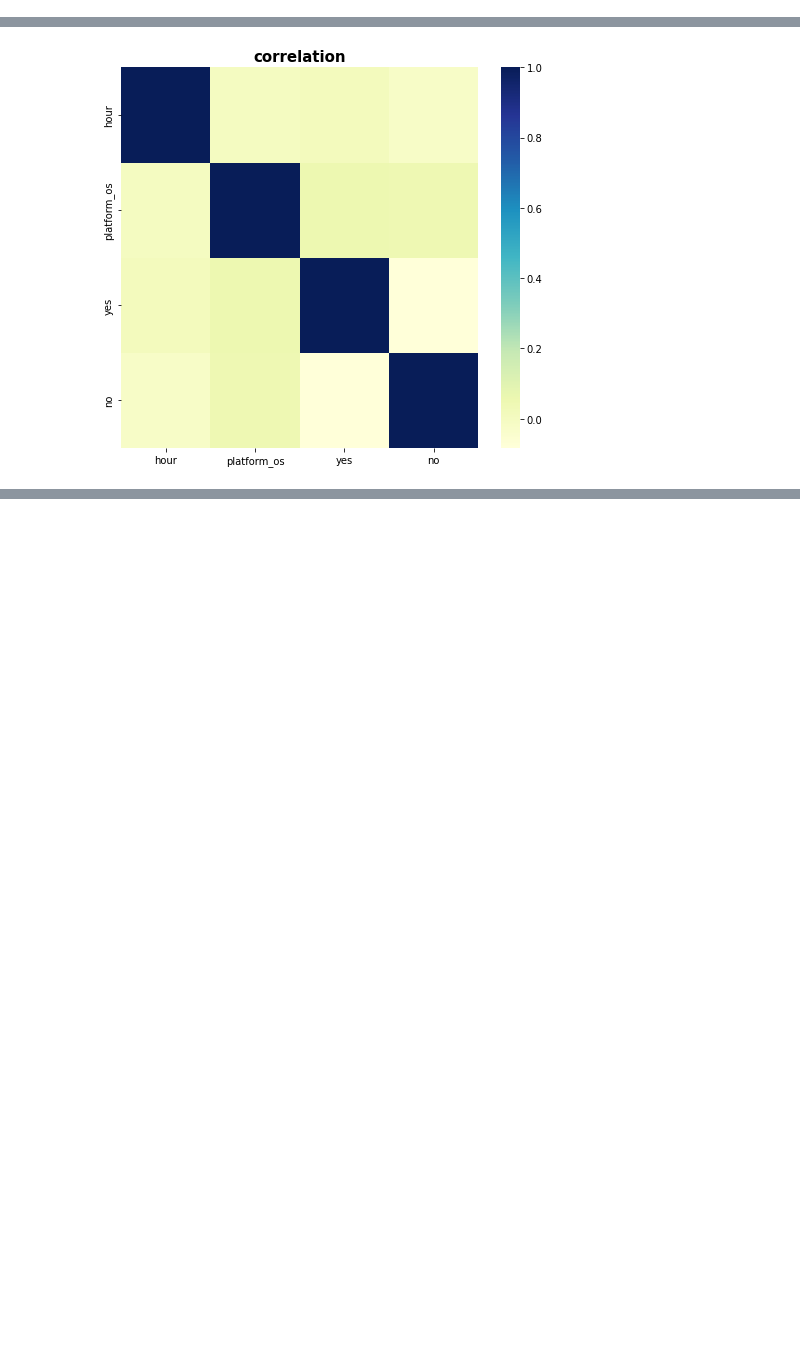
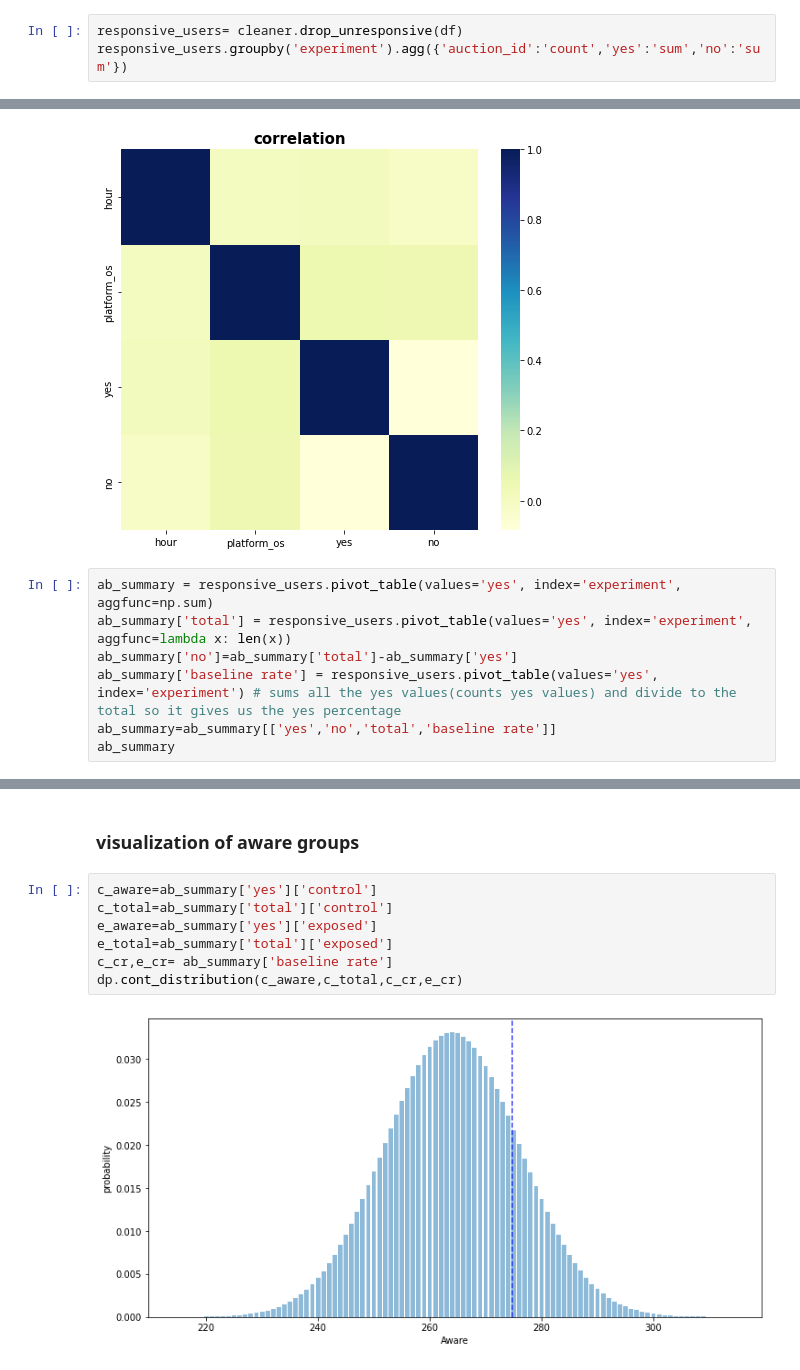
Before and after one commit to TenAcademy/A_B-Hypothesis-Testing, a Jupyter notebook: notebooks/classical_abtest.ipynb, the cells around one changed output, grey strips where cells are left out. Drawn from its saved outputs; the diff is of its cells as text; blank space fills up the shorter version.

Commit message:
visualize aware gropus

```diff
--- a/notebooks/classical_abtest.ipynb
+++ b/notebooks/classical_abtest.ipynb
@@ -30,3 +30,6 @@ df.head()
 | 4 | 001a7785-d3fe-4e11-a344-c8735acacc2c | control | 2020-07-03 | 15 | Generic Smartphone | 6 | Chrome Mobile | 0 | 0 |
 # %% [markdown]
 ### Classical A/B Testing
+# %%
+responsive_users= cleaner.drop_unresponsive(df)
+responsive_users.groupby('experiment').agg({'auction_id':'count','yes':'sum','no':'sum'})
@@ -40,3 +64,10 @@ plt.title('correlation', fontsize=15, fontweight='bold')
 plt.show()
 # %% [output]
 [figure]
+# %%
+ab_summary = responsive_users.pivot_table(values='yes', index='experiment', aggfunc=np.sum)
+ab_summary['total'] = responsive_users.pivot_table(values='yes', index='experiment', aggfunc=lambda x: len(x))
+ab_summary['no']=ab_summary['total']-ab_summary['yes']
+ab_summary['baseline rate'] = responsive_users.pivot_table(values='yes', index='experiment') # sums all the yes values(counts yes values) and divide to the total so it gives us the yes percentage
+ab_summary=ab_summary[['yes','no','total','baseline rate']]
+ab_summary
@@ -42,0 +85,11 @@ plt.show()
+# %% [markdown]
+### visualization of aware groups
+# %%
+c_aware=ab_summary['yes']['control']
+c_total=ab_summary['total']['control']
+e_aware=ab_summary['yes']['exposed']
+e_total=ab_summary['total']['exposed']
+c_cr,e_cr= ab_summary['baseline rate']
+dp.cont_distribution(c_aware,c_total,c_cr,e_cr)
+# %% [output]
+[figure, added]
```
Also changed, not shown: parts of 4 cells of this notebook.
